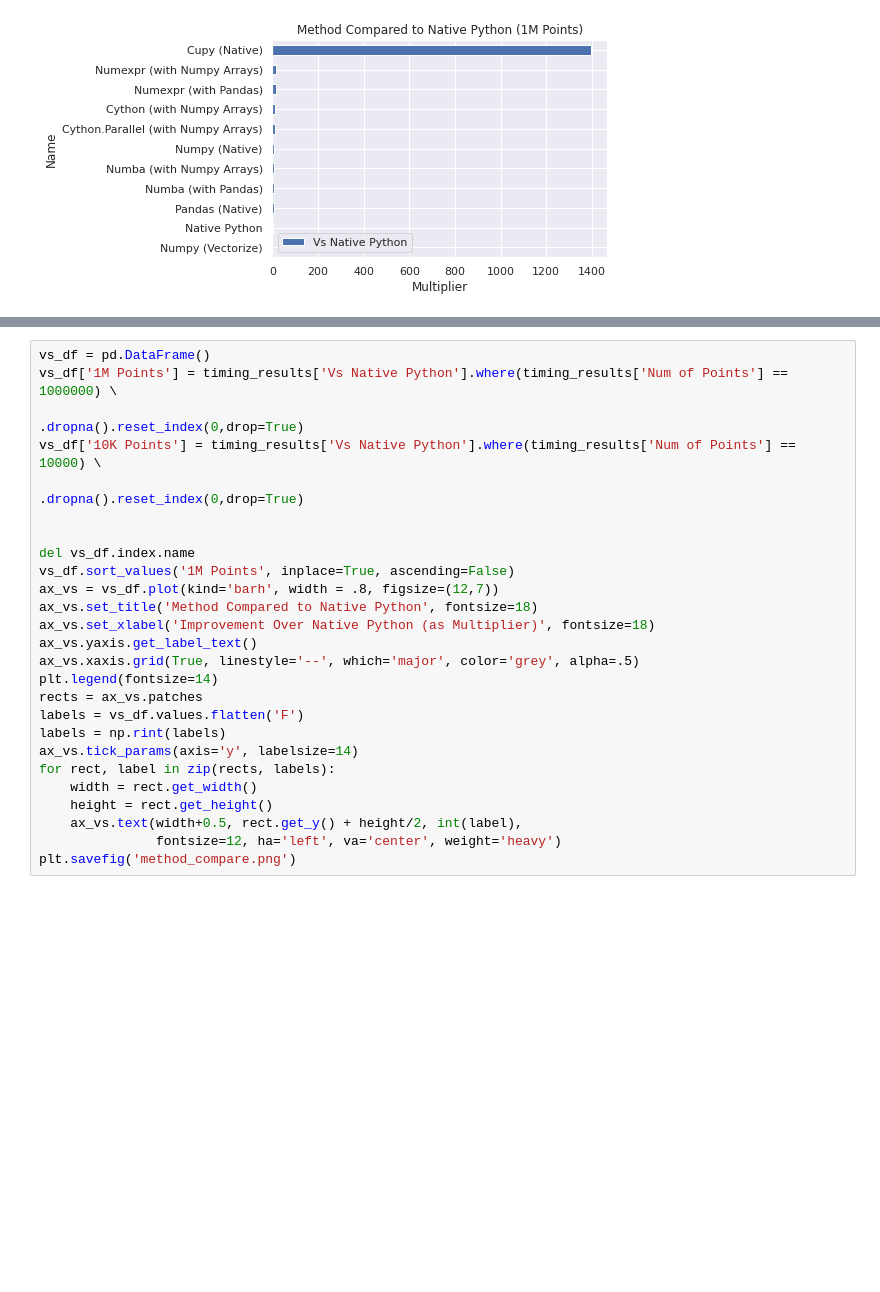
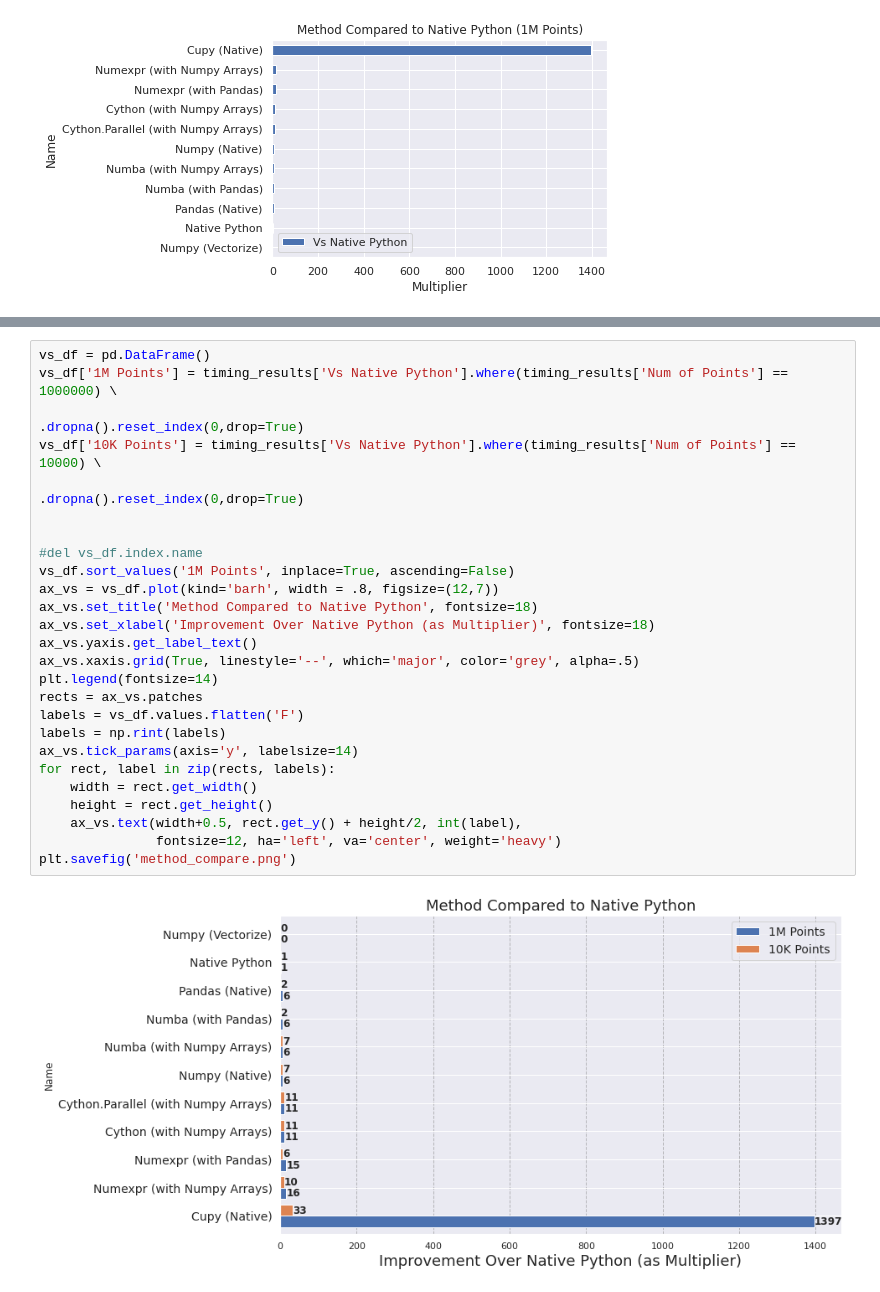
Before and after one commit to jimmycfa/python-timing-tests, a Jupyter notebook: geo_timing.ipynb, the cells around one changed output, grey strips where cells are left out. Drawn from its saved outputs; the diff is of its cells as text; blank space fills up the shorter version.

```diff
--- a/geo_timing.ipynb
+++ b/geo_timing.ipynb
@@ -731,26 +733,28 @@ plt.savefig('exec_time.png')
 # %%
 vs_df = pd.DataFrame()
 vs_df['1M Points'] = timing_results['Vs Native Python'].where(timing_results['Num of Points'] == 1000000) \
                                                                         .dropna().reset_index(0,drop=True)
 vs_df['10K Points'] = timing_results['Vs Native Python'].where(timing_results['Num of Points'] == 10000) \
                                                                         .dropna().reset_index(0,drop=True)
 
 
-del vs_df.index.name
+#del vs_df.index.name
 vs_df.sort_values('1M Points', inplace=True, ascending=False)
 ax_vs = vs_df.plot(kind='barh', width = .8, figsize=(12,7))
 ax_vs.set_title('Method Compared to Native Python', fontsize=18)
 ax_vs.set_xlabel('Improvement Over Native Python (as Multiplier)', fontsize=18)
 ax_vs.yaxis.get_label_text()
 ax_vs.xaxis.grid(True, linestyle='--', which='major', color='grey', alpha=.5)
 plt.legend(fontsize=14)
 rects = ax_vs.patches
 labels = vs_df.values.flatten('F')
 labels = np.rint(labels)
 ax_vs.tick_params(axis='y', labelsize=14)
 for rect, label in zip(rects, labels):
     width = rect.get_width()
     height = rect.get_height()
     ax_vs.text(width+0.5, rect.get_y() + height/2, int(label),
                fontsize=12, ha='left', va='center', weight='heavy')
 plt.savefig('method_compare.png')
+# %% [output]
+[figure, added]
```
Also changed, not shown: parts of 1 cell of this notebook.
